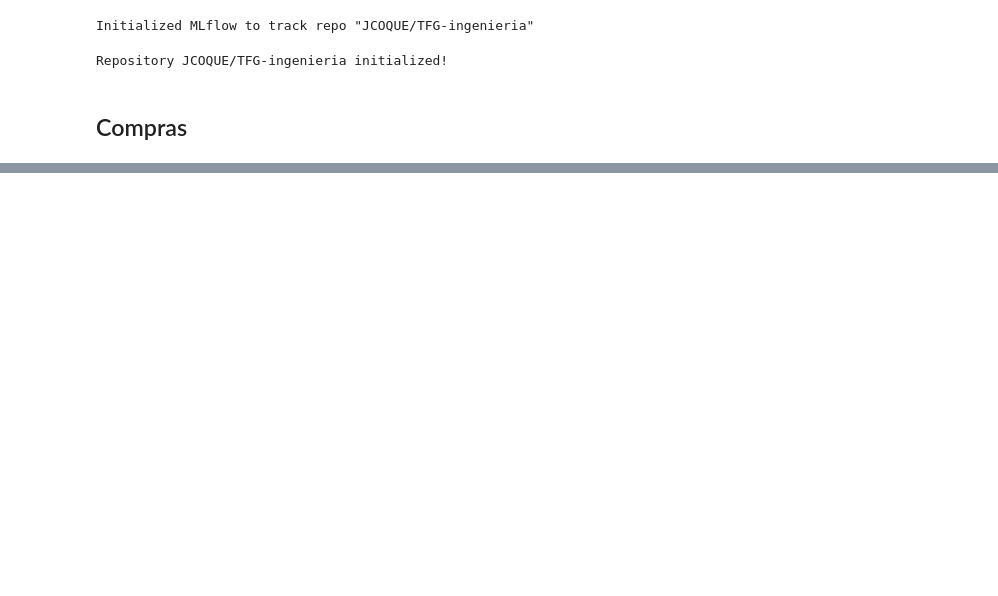
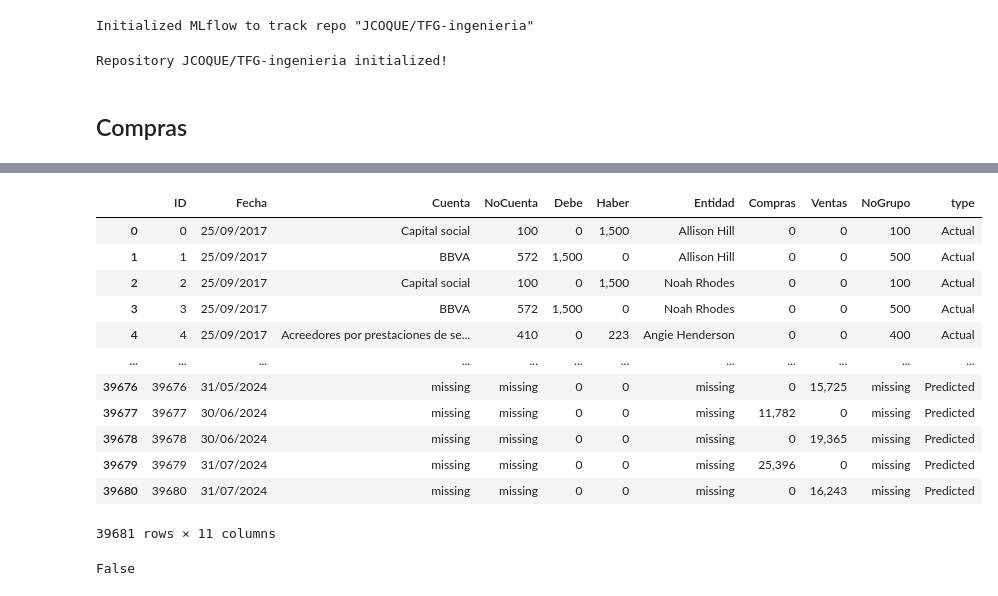
Before and after one commit to JCOQUE/TFG-ingenieria, a Jupyter notebook: Desarrollo/codigo/comparing_results.ipynb, the cells around one changed output, grey strips where cells are left out. Drawn from its saved outputs; the diff is of its cells as text; code cells hidden in the pictures; blank space fills up the shorter version.

Commit message:
added push logic to azure

```diff
--- a/Desarrollo/codigo/comparing_results.ipynb
+++ b/Desarrollo/codigo/comparing_results.ipynb
@@ -9,3 +13,9 @@ mlflow.set_tracking_uri('https://dagshub.com/JCOQUE/TFG-ingenieria.mlflow')
 # %% [output]
 Initialized MLflow to track repo "JCOQUE/TFG-ingenieria"
 Repository JCOQUE/TFG-ingenieria initialized!
+# %%
+def get_mlflow_pred(url):
+    mlflow_pred_csv = mlflow.artifacts.download_artifacts(url)
+    mlflow_pred = pd.read_csv(mlflow_pred_csv)
+    mlflow_pred.drop(columns = ['Unnamed: 0'], inplace = True)
+    return  mlflow_pred
@@ -42,0 +249,19 @@ test_ts
+# %%
+final =maz.prepare_push_dataset(modelo_compras_elegido,
+                          modelo_ventas_elegido)
+# %%
+final
+# %% [output]
+|  | ID | Fecha | Cuenta | NoCuenta | Debe | Haber | Entidad | Compras | Ventas | NoGrupo | type |
+| 0 | 0 | 25/09/2017 | Capital social | 100 | 0 | 1,500 | Allison Hill | 0 | 0 | 100 | Actual |
+| 1 | 1 | 25/09/2017 | BBVA | 572 | 1,500 | 0 | Allison Hill | 0 | 0 | 500 | Actual |
+| 2 | 2 | 25/09/2017 | Capital social | 100 | 0 | 1,500 | Noah Rhodes | 0 | 0 | 100 | Actual |
+| 3 | 3 | 25/09/2017 | BBVA | 572 | 1,500 | 0 | Noah Rhodes | 0 | 0 | 500 | Actual |
+| 4 | 4 | 25/09/2017 | Acreedores por prestaciones de se... | 410 | 0 | 223 | Angie Henderson | 0 | 0 | 400 | Actual |
+| ... | ... | ... | ... | ... | ... | ... | ... | ... | ... | ... | ... |
+| 39676 | 39676 | 31/05/2024 | missing | missing | 0 | 0 | missing | 0 | 15,725 | missing | Predicted |
+| 39677 | 39677 | 30/06/2024 | missing | missing | 0 | 0 | missing | 11,782 | 0 | missing | Predicted |
+| 39678 | 39678 | 30/06/2024 | missing | missing | 0 | 0 | missing | 0 | 19,365 | missing | Predicted |
+| 39679 | 39679 | 31/07/2024 | missing | missing | 0 | 0 | missing | 25,396 | 0 | missing | Predicted |
+| 39680 | 39680 | 31/07/2024 | missing | missing | 0 | 0 | missing | 0 | 16,243 | missing | Predicted |
+39681 rows × 11 columns
@@ -42,0 +270,4 @@ test_ts
+# %%
+final['ID'].duplicated().any()
+# %% [output]
+False
```
Also changed, not shown: parts of 25 cells of this notebook, 37 other files.
